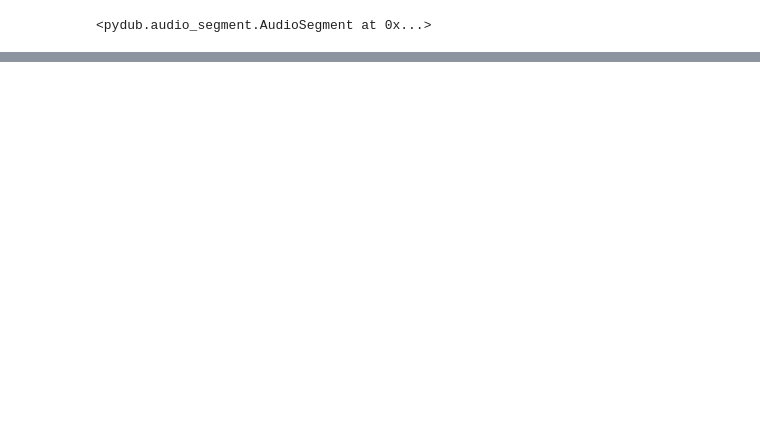
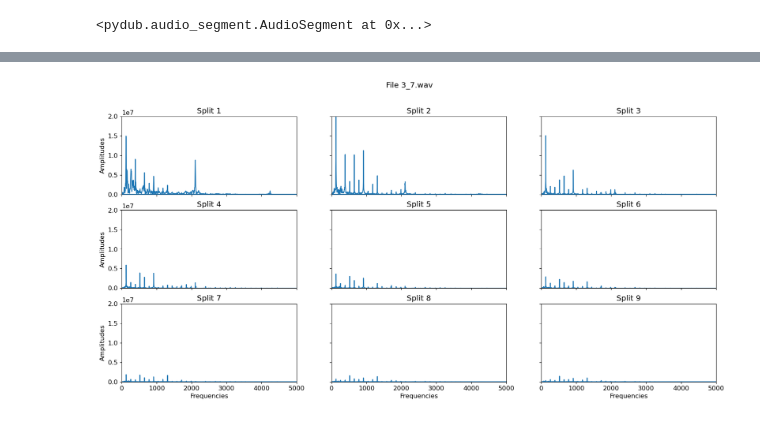
Before and after one commit to VamsiImmanneni/Sound-Separation-Project, a Jupyter notebook: Analysis-Midway.ipynb, the cells around one changed output, grey strips where cells are left out. Cells and saved outputs as stored; diff of their text form; code cells hidden in the pictures; blank space fills up the shorter version.

```diff
--- a/Analysis-Midway.ipynb
+++ b/Analysis-Midway.ipynb
@@ -83,0 +101,5 @@ test.plot(0,5000,10)
+# %%
+test = Analyzer('3_7.wav')
+test.plot(0,5000,'3_7',9,3)
+# %% [output]
+[figure, added]
```
Also changed, not shown: parts of 11 cells of this notebook, 9 other files.
